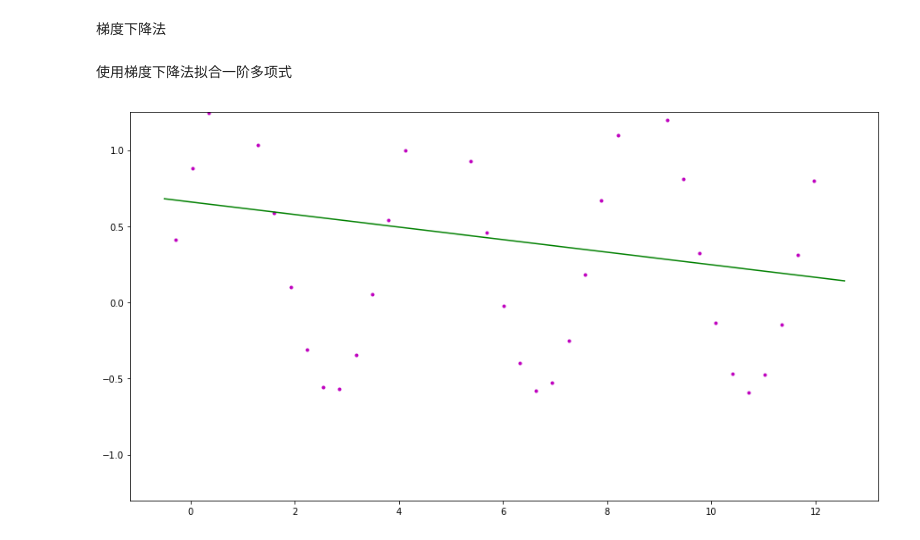
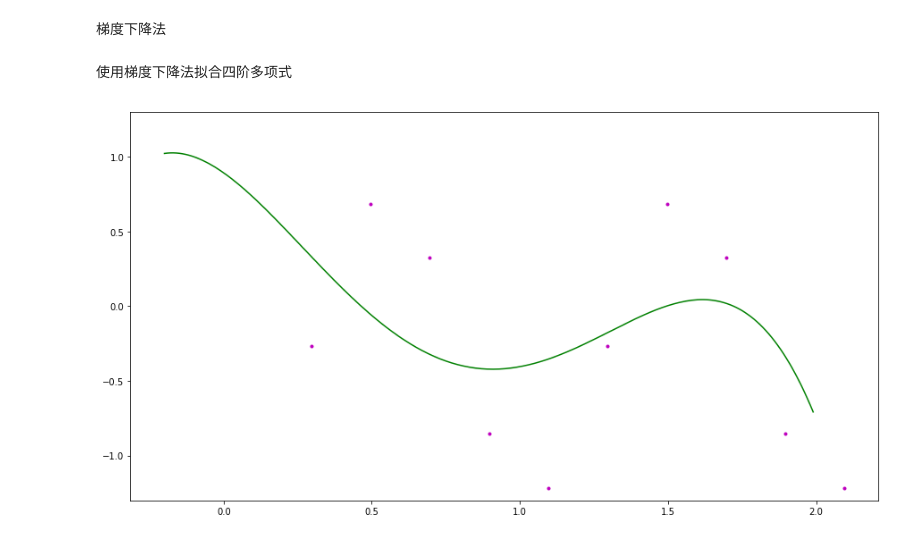
Before and after one commit to CN-GuoZiyang/machine-learning, a Jupyter notebook: ML_Lab1/ML_Lab1.ipynb, the cells around one changed output. Saved outputs shown, nothing was run; the diff lists cells and outputs as text; code cells hidden in the pictures.

```diff
--- a/ML_Lab1/ML_Lab1.ipynb
+++ b/ML_Lab1/ML_Lab1.ipynb
@@ -9,12 +9,12 @@ import pylab
 # %% [markdown]
 ### 获得未加噪声的数据（x, y），正弦函数，周期为2$\pi$，取样步长为0.1$\pi$，取一个周期
 # %%
-T = 2 * math.pi
-n = 2
-step = (T / n) * 0.1
+T = 1
+n = 1
+step = (T / n) * 0.2
 
 x_raw = np.arange(0, 2*T, step, float)
-y_raw = np.sin(math.pi / 2 * x_raw)
+y_raw = np.sin(2 * math.pi * x_raw)
 
 plt.plot(x_raw, y_raw, color='m', linestyle='', marker='.')
 plt.show()
@@ -63,21 +63,21 @@ def least_square(x, y, order):
     return np.linalg.solve(matrix_left, matrix_right)
 
 def func_solve(x, a):
-    y=0
+    res=0
     for i in range(len(a)):
-        y+=a[i]*x**i
-    return y
+        res+=a[i]*x**i
+    return res
 
 pylab.rcParams['figure.figsize'] = (15.0, 8.0)
-for i in range(16):
-    ax = plt.subplot(4, 4, 1+i)
+for i in range(20):
+    ax = plt.subplot(4, 5, 1+i)
     ax.set_title('order=' + str(i+1))
     plt.xticks(())
     plt.yticks(())
     a = least_square(x, y, i+1)
-    after_x = np.arange(-0.5, 2*T, 0.01)
+    after_x = np.arange(-0.2, 2*T+0.1, 0.01)
     after_y = func_solve(after_x, a)
-    plt.ylim([-1.3, 1.25])
+    plt.ylim([-1.3, 1.3])
     plt.plot(x, y, color='m', linestyle='', marker='.')
     plt.plot(after_x,after_y,color='g',linestyle='-',marker='')
 
@@ -171,42 +184,42 @@ def loss_function(theta, X, y):
 
 def gradient_function(theta, X, y):
     temp = np.dot(X, theta) - y
-    return (1.0 / m) * np.dot(np.transpose(X), temp)
+    return (1.0 / m) * np.dot(np.transpose(X), temp) + 0.0001 * theta
 # %% [markdown]
 梯度下降法
 # %%
 def gradient_decent(theta, alpha, X, y):
     # theta为初始位置（列向量）
     gradient = gradient_function(theta, X, y)
-    while not np.all(np.absolute(gradient) <= 1e-5):
+    while not np.all(np.absolute(gradient) <= 1e-3):
         theta = theta - alpha * gradient
         gradient = gradient_function(theta, X, y)
     return theta
-# %% [markdown]
-使用梯度下降法拟合一阶多项式
+# %% [markdown]
+使用梯度下降法拟合四阶多项式
 # %%
-order = 1
+order = 4
 
 theta = np.ones((order + 1, 1))
 alpha = 0.01
 
 X = np.zeros((m, order + 1))
 for i in range(m):
     for j in range(order + 1):
         if j == 0:
             X[i][j] = 1
         else:
             X[i][j] = X[i][j-1] * x[i]
 
 res = gradient_decent(theta, alpha, X, y)
 
-after_x = np.arange(-0.5, 2*T, 0.01)
+after_x = np.arange(-0.2, 2*T, 0.01)
 after_y = np.transpose(func_solve(after_x, res))
 after_x = np.transpose(np.mat(after_x))
 
-plt.ylim([-1.3, 1.25])
+plt.ylim([-1.3, 1.3])
 plt.plot(np.transpose(x), np.transpose(y), color='m', linestyle='', marker='.')
 plt.plot(after_x,after_y,color='g',linestyle='-',marker='')
 plt.show()
 # %% [output]
-[figure, old version]
+[figure, new version]
```
Also changed, not shown: parts of 10 cells of this notebook.
